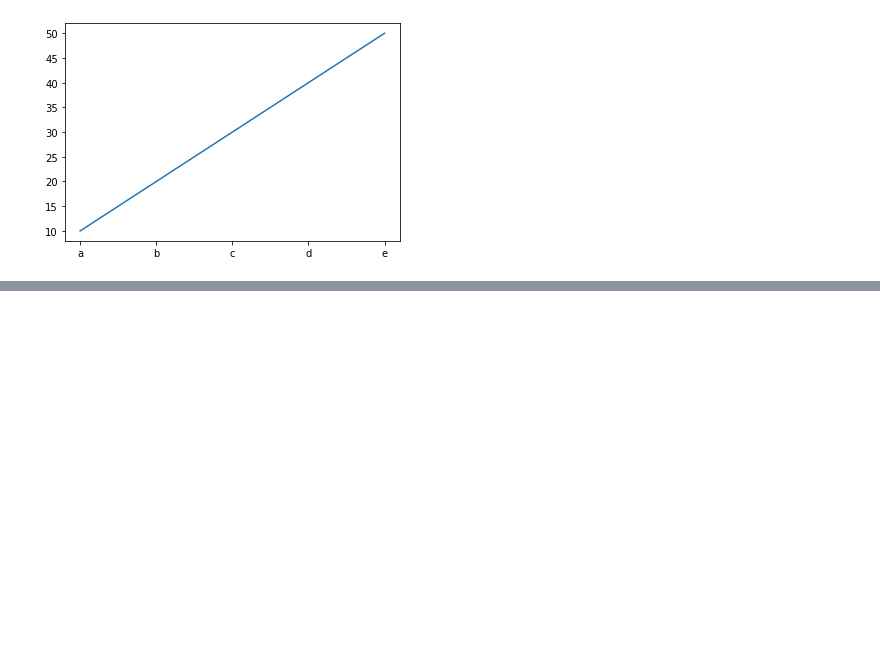
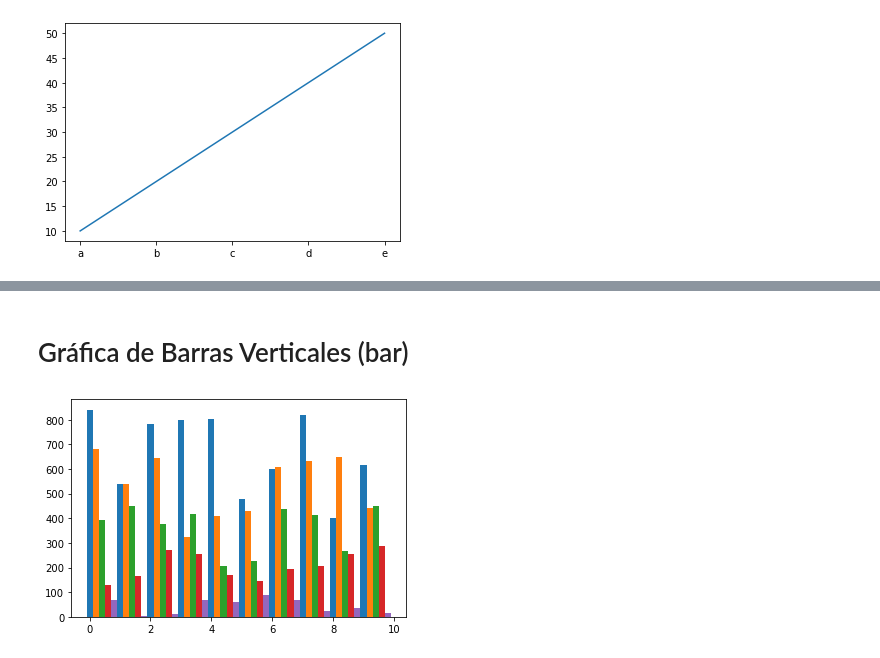
Before and after one commit to saga1555/estudio, a Jupyter notebook: prueba.ipynb, the cells around one changed output, grey strips where cells are left out. Saved outputs shown, nothing was run; the diff lists cells and outputs as text; code cells hidden in the pictures; blank space fills up the shorter version.

```diff
--- a/prueba.ipynb
+++ b/prueba.ipynb
@@ -15,0 +49,14 @@ plt.show()
+# %% [markdown]
+# Gráfica de Barras Verticales (bar)
+# %%
+eje_x = np.arange(0, 10)
+
+plt.bar(eje_x, nivel5, width=1/5)
+plt.bar(eje_x+0.2, nivel4, width=1/5)
+plt.bar(eje_x+0.4, nivel3, width=1/5)
+plt.bar(eje_x+0.6, nivel2, width=1/5)
+plt.bar(eje_x+0.8, nivel1, width=1/5)
+
+plt.show()
+# %% [output]
+[figure, added]
```
Also changed, not shown: parts of 15 cells of this notebook.
